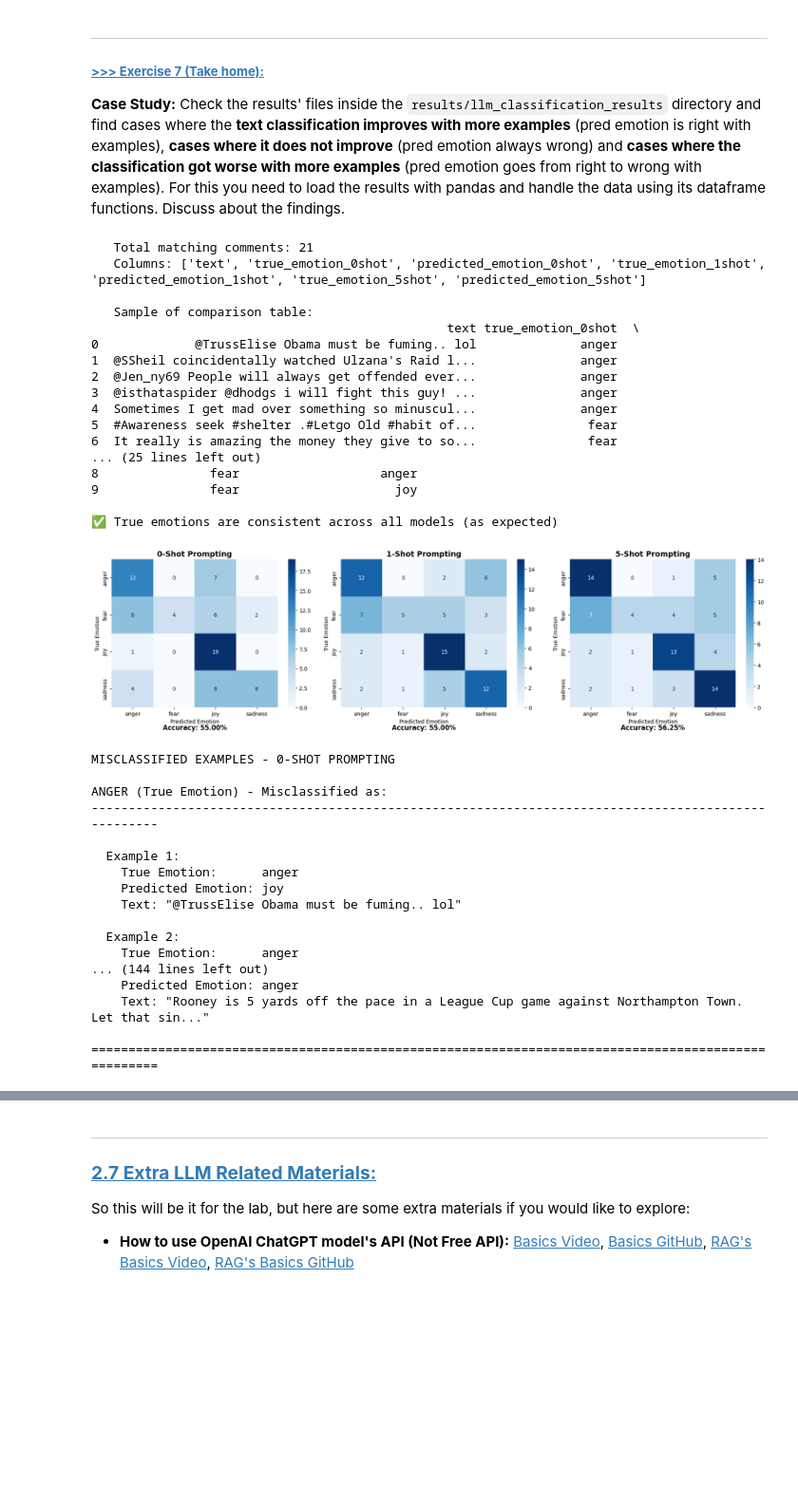
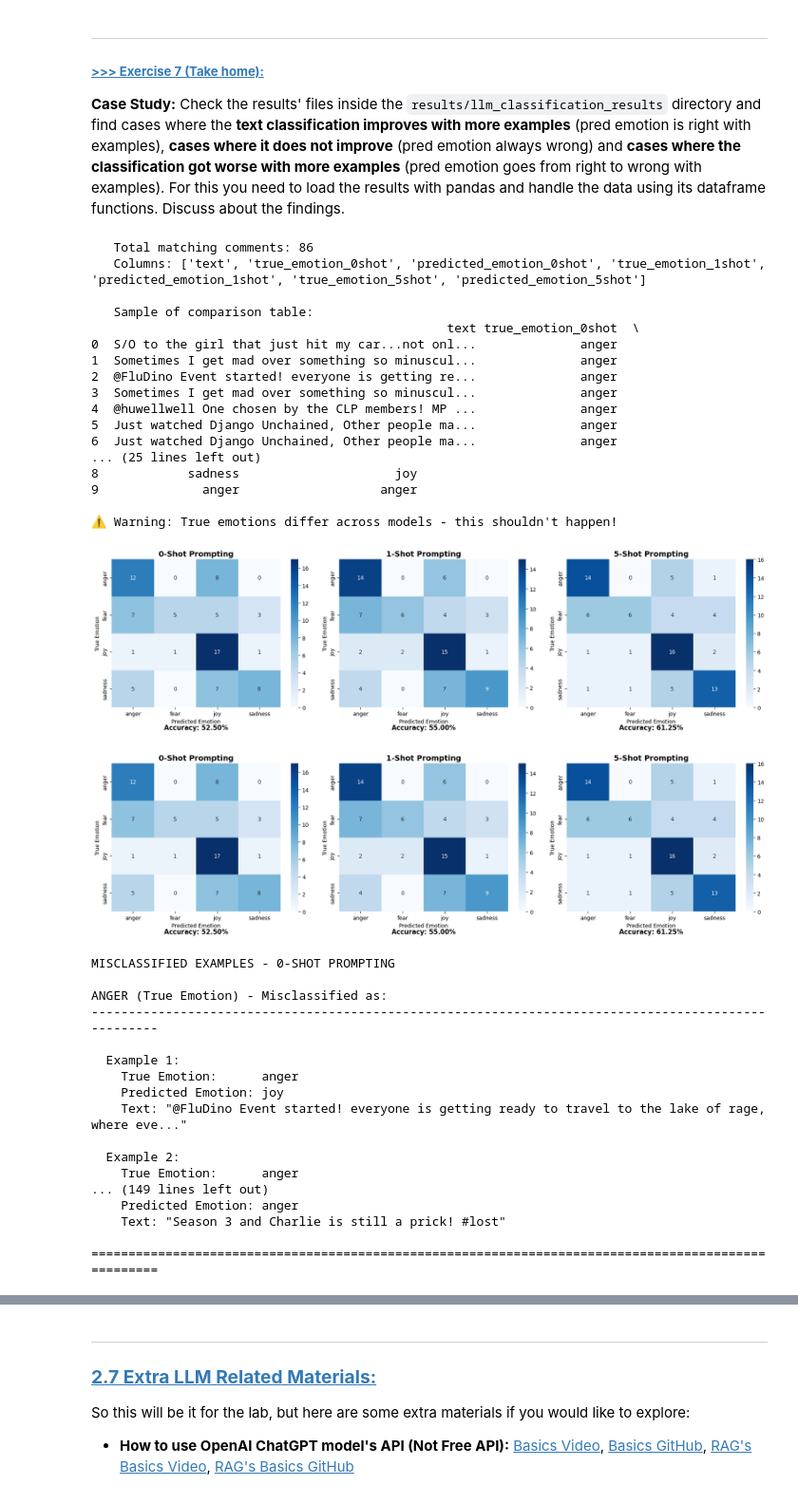
Before and after one commit to FreezieNinja/DM2025-Lab2-Exercise, a Jupyter notebook: DM2025-Lab2-Master-Phase_2_Main.ipynb, the cells around one changed output, grey strips where cells are left out. Shown at 95% size. Saved outputs shown, nothing was run; the diff lists cells and outputs as text; code cells hidden in the pictures; blank space fills up the shorter version.

```diff
--- a/DM2025-Lab2-Master-Phase_2_Main.ipynb
+++ b/DM2025-Lab2-Master-Phase_2_Main.ipynb
@@ -2266,6 +2383,9 @@ import matplotlib.pyplot as plt
 import seaborn as sns
 from sklearn.metrics import confusion_matrix, accuracy_score
 import os
+
+# Define emotions list if not already defined
+emotions = ['anger', 'fear', 'joy', 'sadness']
 
 results_dir = "results/llm_classification_results/"
 # Load each CSV file into a dataframe
@@ -2310,9 +2430,9 @@ else:
     fig, axes = plt.subplots(1, 3, figsize=(18, 5))
 
     datasets = [
-        (results_0, "0-Shot Prompting", axes[0]),
-        (results_1, "1-Shot Prompting", axes[1]),
-        (results_5, "5-Shot Prompting", axes[2])
+        (results_0shot, "0-Shot Prompting", axes[0]),
+        (results_1shot, "1-Shot Prompting", axes[1]),
+        (results_5shot, "5-Shot Prompting", axes[2])
     ]
 
     for results, title, ax in datasets:
@@ -2355,45 +2475,46 @@ datasets_info = [
 ]
 
 for results, dataset_name in datasets_info:
     print(f"MISCLASSIFIED EXAMPLES - {dataset_name}")
 
     misclassified_examples = get_misclassified_examples(results, num_examples=2)
 
     for emotion in emotions:
         examples = misclassified_examples[emotion]
 
         if len(examples) > 0:
             print(f"\n{emotion.upper()} (True Emotion) - Misclassified as:")
             print("-" * 100)
 
             for idx, (_, row) in enumerate(examples.iterrows(), 1):
                 print(f"\n  Example {idx}:")
                 print(f"    True Emotion:      {row['true_emotion']}")
                 print(f"    Predicted Emotion: {row['predicted_emotion']}")
                 print(f"    Text: \"{row['text'][:90]}{'...' if len(row['text']) > 90 else ''}\"")
         else:
             print(f"\n{emotion.upper()}: No misclassified examples")
 
     print("\n" + "="*100)
 # %% [output]
-   Total matching comments: 21
+   Total matching comments: 86
    Columns: ['text', 'true_emotion_0shot', 'predicted_emotion_0shot', 'true_emotion_1shot', 'predicted_emotion_1shot', 'true_emotion_5shot', 'predicted_emotion_5shot']
 
    Sample of comparison table:
                                                 text true_emotion_0shot  \
-0             @TrussElise Obama must be fuming.. lol              anger
-1  @SSheil coincidentally watched Ulzana's Raid l...              anger
-2  @Jen_ny69 People will always get offended ever...              anger
-3  @isthataspider @dhodgs i will fight this guy! ...              anger
-4  Sometimes I get mad over something so minuscul...              anger
-5  #Awareness seek #shelter .#Letgo Old #habit of...               fear
-6  It really is amazing the money they give to so...               fear
+0  S/O to the girl that just hit my car...not onl...              anger
+1  Sometimes I get mad over something so minuscul...              anger
+2  @FluDino Event started! everyone is getting re...              anger
+3  Sometimes I get mad over something so minuscul...              anger
+4  @huwellwell One chosen by the CLP members! MP ...              anger
+5  Just watched Django Unchained, Other people ma...              anger
+6  Just watched Django Unchained, Other people ma...              anger
 ... (25 lines left out)
-8               fear                   anger
-9               fear                     joy
+8            sadness                     joy
+9              anger                   anger
 
-✅ True emotions are consistent across all models (as expected)
+⚠️ Warning: True emotions differ across models - this shouldn't happen!
-[figure, old version]
+[figure, new version]
+[figure, added]
 MISCLASSIFIED EXAMPLES - 0-SHOT PROMPTING
 
 ANGER (True Emotion) - Misclassified as:
@@ -2402,13 +2523,13 @@ ANGER (True Emotion) - Misclassified as:
   Example 1:
     True Emotion:      anger
     Predicted Emotion: joy
-    Text: "@TrussElise Obama must be fuming.. lol"
+    Text: "@FluDino Event started! everyone is getting ready to travel to the lake of rage, where eve..."
 
   Example 2:
     True Emotion:      anger
-... (144 lines left out)
+... (149 lines left out)
     Predicted Emotion: anger
-    Text: "Rooney is 5 yards off the pace in a League Cup game against Northampton Town. Let that sin..."
+    Text: "Season 3 and Charlie is still a prick! #lost"
 
 ====================================================================================================
 # %%
```
Also changed, not shown: parts of 31 cells of this notebook.
